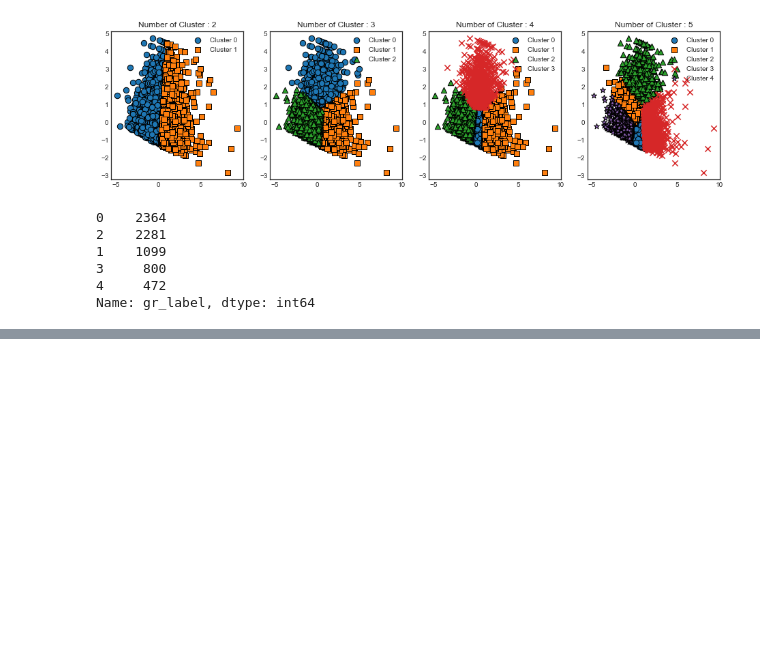
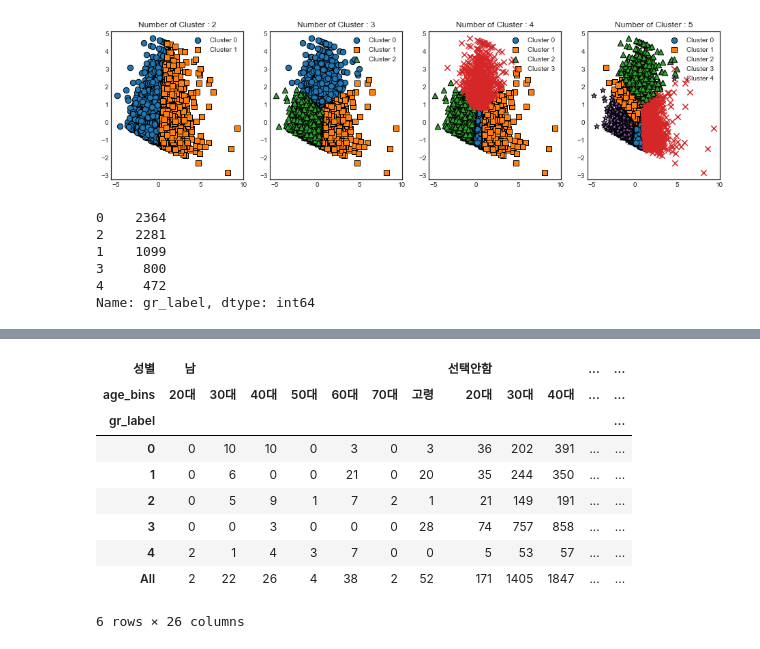
Before and after one commit to marucmc/Innerpeople_duduworld, a Jupyter notebook: Clustering_두두-Copy1.ipynb, the cells around one changed output, grey strips where cells are left out. Cells and saved outputs as stored; diff of their text form; code cells hidden in the pictures; blank space fills up the shorter version.

Commit message:
clustering 후, 군집별 특성 분석.... 1) 나이를 연령대로 구분하는 파생변수 생성 2) 굱집별 성별 / 연령대 분포 분석

```diff
--- a/Clustering_두두-Copy1.ipynb
+++ b/Clustering_두두-Copy1.ipynb
@@ -450,0 +449,2 @@ dudu_df.to_csv('C:/Users/junoh/OneDrive/이너피플/git/두두월드/Clustering
+# %%
+df = pd.read_csv(r'C:\Users\junoh\OneDrive\이너피플\git\두두월드\Clustering_두두_labeling_220927.csv')
@@ -450,0 +481,5 @@ dudu_df.to_csv('C:/Users/junoh/OneDrive/이너피플/git/두두월드/Clustering
+# %%
+dudu_df = df.loc[:,['아이디', 'gr_label', '주문상품코드', '주문상품명', '주문품목 수량', '주문품목 단가','주문품목 결제금액', '주문일시', '주문검색어',
+                             '구매횟수', '주문자 연령', '주문자 그룹', '주소_도시급', '주소_시군구급', '개인/기업', '회원가입일', '유입경로', '대분류',
+                              '브랜드', '상품등록일', '가입일',  '회원구분', '성별', '최근주문일',  '유입경로.1', '유입검색어', 'Recency', 'Frequency',
+                              'Monetary' ]]
@@ -450,0 +536,26 @@ dudu_df.to_csv('C:/Users/junoh/OneDrive/이너피플/git/두두월드/Clustering
+# %%
+def get_aga_bins(x) :
+    if x < 10 :
+        age = '소아'
+    elif x < 20 :
+        age = '10대'
+    elif x < 30 :
+        age = '20대'
+    elif x < 40 :
+        age = '30대'
+    elif x < 50 :
+        age = '40대'
+    elif x < 60 :
+        age = '50대'
+    elif x < 70 :
+        age = '60대'
+    elif x < 80 :
+        age = '70대'
+    elif x < 90 :
+        age = '80대'
+    else:
+        age = '고령'
+    return age
+# %%
+dudu_df['age_bins'] = dudu_df['주문자 연령'].apply(lambda x : get_aga_bins(x))
+dudu_df.head()
@@ -450,0 +603,14 @@ dudu_df.to_csv('C:/Users/junoh/OneDrive/이너피플/git/두두월드/Clustering
+# %%
+###  군집 렬 성별/연령대별 분포
+pd.crosstab(index=dudu_df['gr_label'], columns = [dudu_df['성별'],dudu_df['age_bins']], margins = True)
+# %% [output]
+| 성별 | 남 |  |  |  |  |  |  | 선택안함 |  |  | ... | ... |
+| age_bins | 20대 | 30대 | 40대 | 50대 | 60대 | 70대 | 고령 | 20대 | 30대 | 40대 | ... | ... |
+| gr_label |  |  |  |  |  |  |  |  |  |  |  | ... |
+| 0 | 0 | 10 | 10 | 0 | 3 | 0 | 3 | 36 | 202 | 391 | ... | ... |
+| 1 | 0 | 6 | 0 | 0 | 21 | 0 | 20 | 35 | 244 | 350 | ... | ... |
+| 2 | 0 | 5 | 9 | 1 | 7 | 2 | 1 | 21 | 149 | 191 | ... | ... |
+| 3 | 0 | 0 | 3 | 0 | 0 | 0 | 28 | 74 | 757 | 858 | ... | ... |
+| 4 | 2 | 1 | 4 | 3 | 7 | 0 | 0 | 5 | 53 | 57 | ... | ... |
+| All | 2 | 22 | 26 | 4 | 38 | 2 | 52 | 171 | 1405 | 1847 | ... | ... |
+6 rows × 26 columns
```
Also changed, not shown: parts of 16 cells of this notebook.
